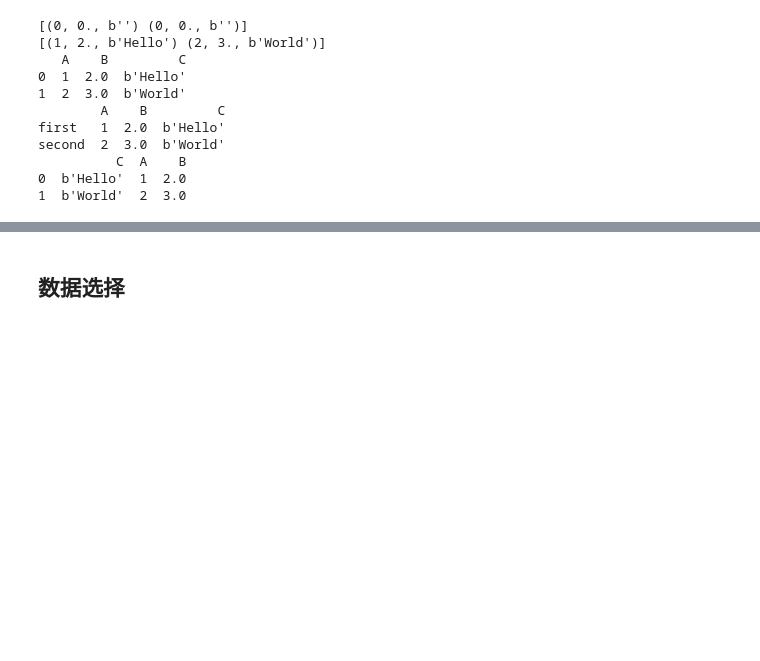
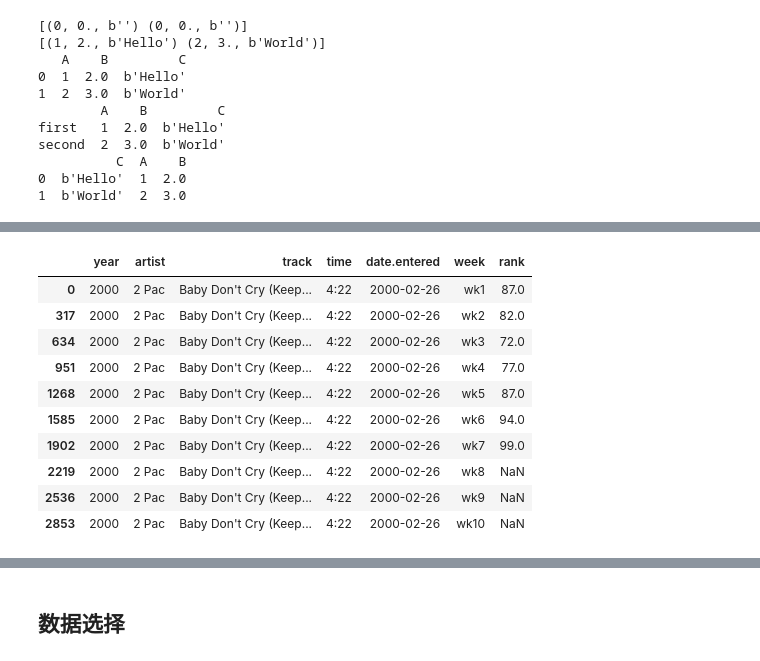
Before and after one commit to jason-wang1/PythonCookBook, a Jupyter notebook: 3_pandas/3_dataframe.ipynb, the cells around one changed output, grey strips where cells are left out. Cells and saved outputs as stored; diff of their text form; code cells hidden in the pictures; blank space fills up the shorter version.

```diff
--- a/3_pandas/3_dataframe.ipynb
+++ b/3_pandas/3_dataframe.ipynb
@@ -107,0 +144,26 @@ second  2  3.0  b'World'
+# %%
+id_vars = ["year",
+           "artist",
+           "track",
+           "time",
+           "date.entered"]
+
+melted_df = pd.melt(frame=df,
+             id_vars=id_vars,
+             var_name="week",
+             value_name="rank")
+
+melted_df = melted_df.sort_values(by=["year", "artist", "track", "time", "date.entered"])
+melted_df.head(10)
+# %% [output]
+|  | year | artist | track | time | date.entered | week | rank |
+| 0 | 2000 | 2 Pac | Baby Don't Cry (Keep... | 4:22 | 2000-02-26 | wk1 | 87.0 |
+| 317 | 2000 | 2 Pac | Baby Don't Cry (Keep... | 4:22 | 2000-02-26 | wk2 | 82.0 |
+| 634 | 2000 | 2 Pac | Baby Don't Cry (Keep... | 4:22 | 2000-02-26 | wk3 | 72.0 |
+| 951 | 2000 | 2 Pac | Baby Don't Cry (Keep... | 4:22 | 2000-02-26 | wk4 | 77.0 |
+| 1268 | 2000 | 2 Pac | Baby Don't Cry (Keep... | 4:22 | 2000-02-26 | wk5 | 87.0 |
+| 1585 | 2000 | 2 Pac | Baby Don't Cry (Keep... | 4:22 | 2000-02-26 | wk6 | 94.0 |
+| 1902 | 2000 | 2 Pac | Baby Don't Cry (Keep... | 4:22 | 2000-02-26 | wk7 | 99.0 |
+| 2219 | 2000 | 2 Pac | Baby Don't Cry (Keep... | 4:22 | 2000-02-26 | wk8 | NaN |
+| 2536 | 2000 | 2 Pac | Baby Don't Cry (Keep... | 4:22 | 2000-02-26 | wk9 | NaN |
+| 2853 | 2000 | 2 Pac | Baby Don't Cry (Keep... | 4:22 | 2000-02-26 | wk10 | NaN |
```
Also changed, not shown: parts of 7 cells of this notebook, 2 other files.
